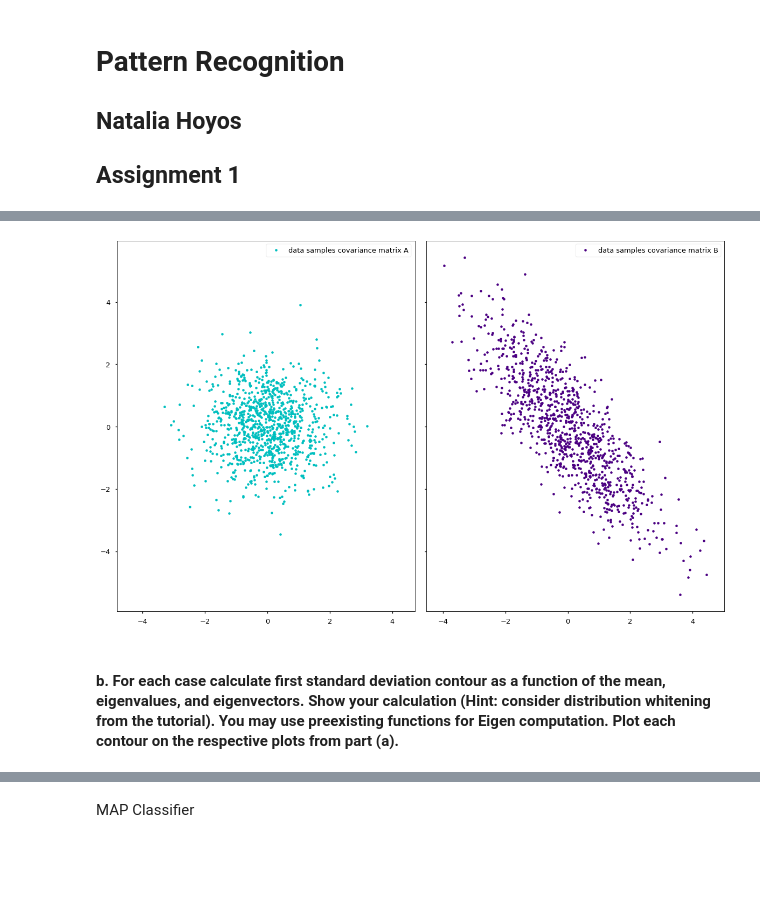
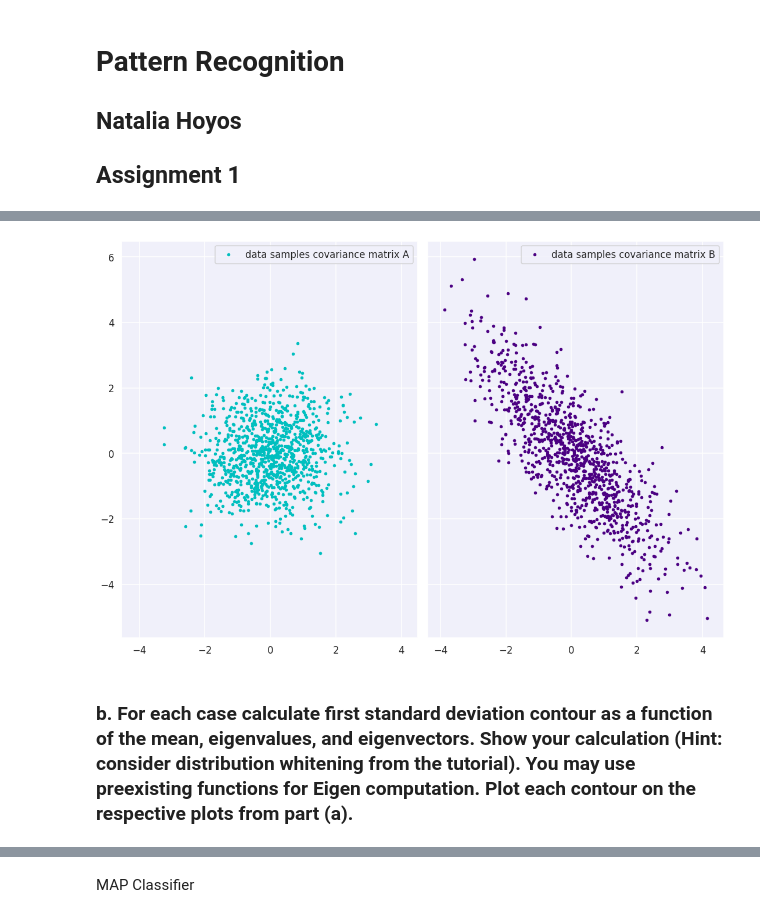
Before and after one commit to Natz12/Pattern-Recognition, a Jupyter notebook: Bayes-PCA-Logistic-SGD.ipynb, the cells around one changed output, grey strips where cells are left out. Drawn from its saved outputs; the diff is of its cells as text; code cells hidden in the pictures; blank space fills up the shorter version.

```diff
--- a/Bayes-PCA-Logistic-SGD.ipynb
+++ b/Bayes-PCA-Logistic-SGD.ipynb
@@ -17,15 +17,25 @@ from matplotlib.patches import Patch  # To modify legend
 
 import numpy as np  #To hanlde arrays and do math
 import pandas as pd #To use DataFrames
-from numpy import linalg as LA  #Import numpy's linear algebra functions (used to modify the normal distributions according to cov matrix)
+
+#Import numpy's linear algebra functions (used to modify the normal distributions according to cov matrix and to get the eigenvalues,eigenvectors)
+from numpy import linalg as LA
 
 import seaborn as sns # Plot heatmap
 
 import gzip #open dataset question 3
 import urllib  # To download dataset from url
 
+from sklearn.preprocessing import StandardScaler # To standardize the samples
+
 ## https://matplotlib.org/gallery/style_sheets/style_sheets_reference.html
 ## from small to large (seaborn-notebook, seaborn-talk, seaborn-poster)
-plt.style.use('seaborn-talk')
+sns.set_style("darkgrid", {"axes.facecolor": '#f0f0fa'})
+sns.set_context("talk")
+# plt.style.use('seaborn-talk')
 
-mplab.rcParams['figure.figsize'] = [16.18,10]
+#f5f5ff
+
+mplab.rcParams['figure.figsize'] = [15,10]
+
+sns.axes_style()
@@ -44,43 +72,43 @@ N = 1000
 def sample_creation (mean, cov):
   uncorrelated = np.random.standard_normal((2,N))
 
-  L = np.linalg.cholesky(cov)
+  L = LA.cholesky(cov)
   data = np.dot(L,uncorrelated) + np.array(mean).reshape(2,1)
 
   return data
 
 dataA = sample_creation(mean, covA_ideal)
 dataB = sample_creation(mean, covB_ideal)
 
 ## Plot samples created
 fig, ax = plt.subplots(nrows = 1,ncols = 2, sharey = True,
                        constrained_layout = True, subplot_kw={'aspect': 'equal'})
 
 ax[0].plot(dataA[0], dataA[1], '.', label = "data samples covariance matrix A", color = 'c')
 
 ax[0].axis('equal')
 ax[0].legend()
 
 
 ax[1].plot(dataB[0], dataB[1], '.', label = "data samples covariance matrix B", color = 'indigo')
 ax[1].axis('equal')
 ax[1].legend()
 plt.show()
 
 # mean = [0,0]
 
 # xa, ya = np.random.multivariate_normal(mean, cova, 1000).T
 
 # fig = plt.figure(figsize=(15,10))
 # ax = fig.add_subplot(1, 1, 1)
 # ax.plot(xa, ya , ".")
 # ax.axis('equal')
 # plt.title("Samples from Covariance matrix A")
 # plt.show()
 # %% [output]
-[figure, old version]
+[figure, new version]
 # %% [markdown]
-#### b. For each case calculate first standard deviation contour as a function of the mean, eigenvalues, and eigenvectors. Show your calculation (Hint: consider distribution whitening from the tutorial). You may use preexisting functions for Eigen computation. Plot each contour on the respective plots from part (a).
+### b. For each case calculate first standard deviation contour as a function of the mean, eigenvalues, and eigenvectors. Show your calculation (Hint: consider distribution whitening from the tutorial). You may use preexisting functions for Eigen computation. Plot each contour on the respective plots from part (a).
 # %%
 ## Function covariance calculates the covariance matrix
 def covariance_vectors (varX, varY):
```
Also changed, not shown: parts of 52 cells of this notebook.
